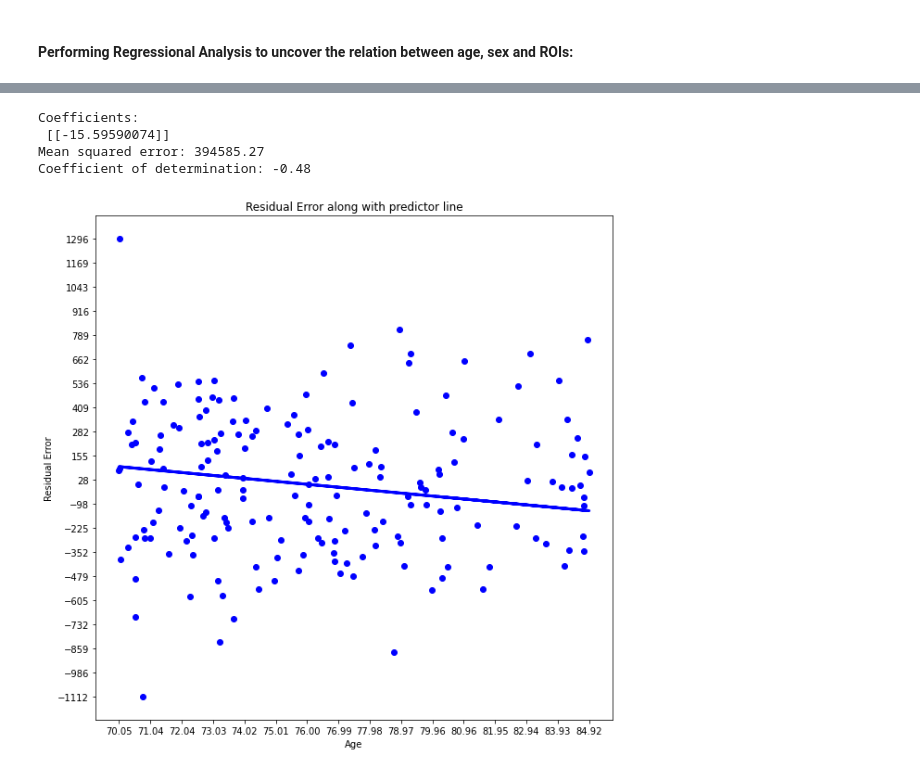
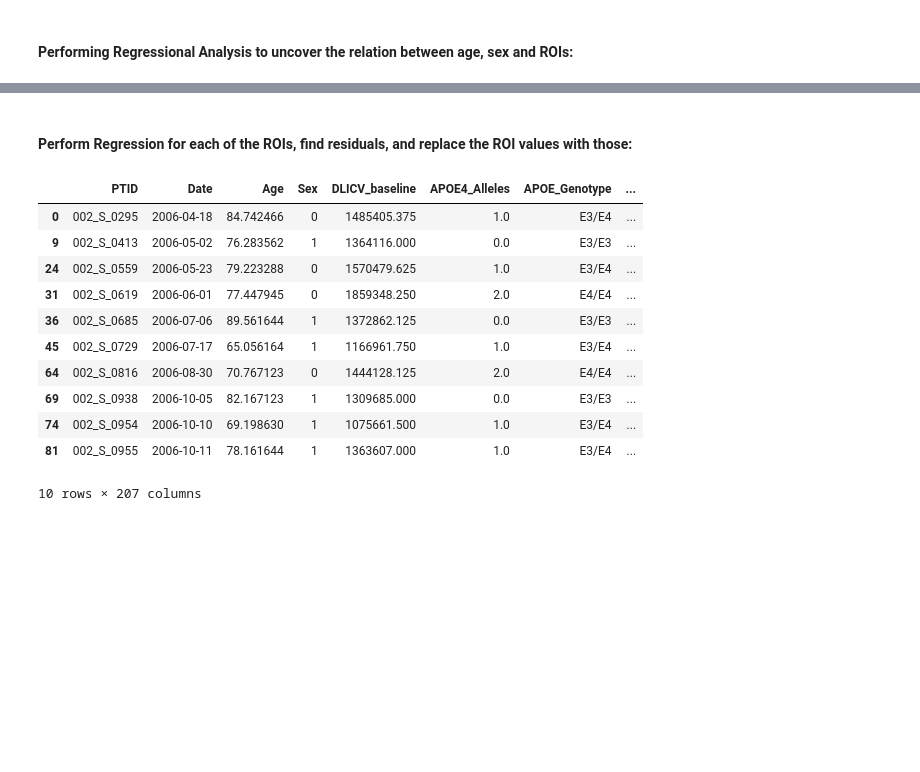
Before and after one commit to georgeaidinis/Dissertation, a Jupyter notebook: DeepCCA Model/ADNI_Regressional_Analysis.ipynb, the cells around one changed output, grey strips where cells are left out. Cells and saved outputs as stored; diff of their text form; code cells hidden in the pictures; blank space fills up the shorter version.

Commit message:
Regressional Analysis + Transformation of ROIs

```diff
--- a/DeepCCA Model/ADNI_Regressional_Analysis.ipynb
+++ b/DeepCCA Model/ADNI_Regressional_Analysis.ipynb
@@ -103,37 +166,2 @@ RAplot(unique[male_CN_mask].Age.tolist(),  unique[male_CN_mask].MUSE_Volume_48,
-# %%
-from sklearn.linear_model import LinearRegression
-from sklearn.metrics import mean_squared_error, r2_score
-
-X = unique[['Age',]].values
-Y = unique[['MUSE_Volume_48']].values
-
-regr = LinearRegression().fit(X[male_CN_mask],Y[male_CN_mask])
-
-Y_pred = Y.copy()
-Y_pred = regr.predict(X)
-Y_resid = Y - Y_pred
-
-# The coefficients
-print("Coefficients: \n", regr.coef_)
-# The mean squared error
-print("Mean squared error: %.2f" % mean_squared_error(Y, Y_pred))
-# The coefficient of determination: 1 is perfect prediction
-print("Coefficient of determination: %.2f" % r2_score(Y, Y_pred))
-
-plt.scatter(X[male_CN_mask], Y_resid[male_CN_mask], color="blue")
-plt.plot(X[male_CN_mask], Y_pred[male_CN_mask] - regr.intercept_ - (regr.coef_)*X[male_CN_mask].mean()  , color="blue", linewidth=3)
-
-plt.xticks(np.linspace(min(X[male_CN_mask]), max(X[male_CN_mask]), num = 16))
-plt.yticks(np.linspace(min(Y_resid[male_CN_mask]), max(Y_resid[male_CN_mask]), num = 20))
-
-plt.title("Residual Error along with predictor line")
-plt.xlabel('Age')
-plt.ylabel('Residual Error')
-plt.rcParams["figure.figsize"] = (10,10)
-plt.show()
-# %% [output]
-Coefficients:
- [[-15.59590074]]
-Mean squared error: 394585.27
-Coefficient of determination: -0.48
-[figure, removed]
+# %% [markdown]
+#### Perform Regression for each of the ROIs, find residuals, and replace the ROI values with those:
@@ -139,0 +262,19 @@ Coefficient of determination: -0.48
+# %%
+for roi in MRI_columns:
+    y_res = Find_residuals(unique, roi)
+    unique[roi] = y_res
+# %%
+unique.head(10)
+# %% [output]
+|  | PTID | Date | Age | Sex | DLICV_baseline | APOE4_Alleles | APOE_Genotype | ... |
+| 0 | 002_S_0295 | 2006-04-18 | 84.742466 | 0 | 1485405.375 | 1.0 | E3/E4 | ... |
+| 9 | 002_S_0413 | 2006-05-02 | 76.283562 | 1 | 1364116.000 | 0.0 | E3/E3 | ... |
+| 24 | 002_S_0559 | 2006-05-23 | 79.223288 | 0 | 1570479.625 | 1.0 | E3/E4 | ... |
+| 31 | 002_S_0619 | 2006-06-01 | 77.447945 | 0 | 1859348.250 | 2.0 | E4/E4 | ... |
+| 36 | 002_S_0685 | 2006-07-06 | 89.561644 | 1 | 1372862.125 | 0.0 | E3/E3 | ... |
+| 45 | 002_S_0729 | 2006-07-17 | 65.056164 | 1 | 1166961.750 | 1.0 | E3/E4 | ... |
+| 64 | 002_S_0816 | 2006-08-30 | 70.767123 | 0 | 1444128.125 | 2.0 | E4/E4 | ... |
+| 69 | 002_S_0938 | 2006-10-05 | 82.167123 | 1 | 1309685.000 | 0.0 | E3/E3 | ... |
+| 74 | 002_S_0954 | 2006-10-10 | 69.198630 | 1 | 1075661.500 | 1.0 | E3/E4 | ... |
+| 81 | 002_S_0955 | 2006-10-11 | 78.161644 | 1 | 1363607.000 | 1.0 | E3/E4 | ... |
+10 rows × 207 columns
```
Also changed, not shown: parts of 7 cells of this notebook, 1 other file.
